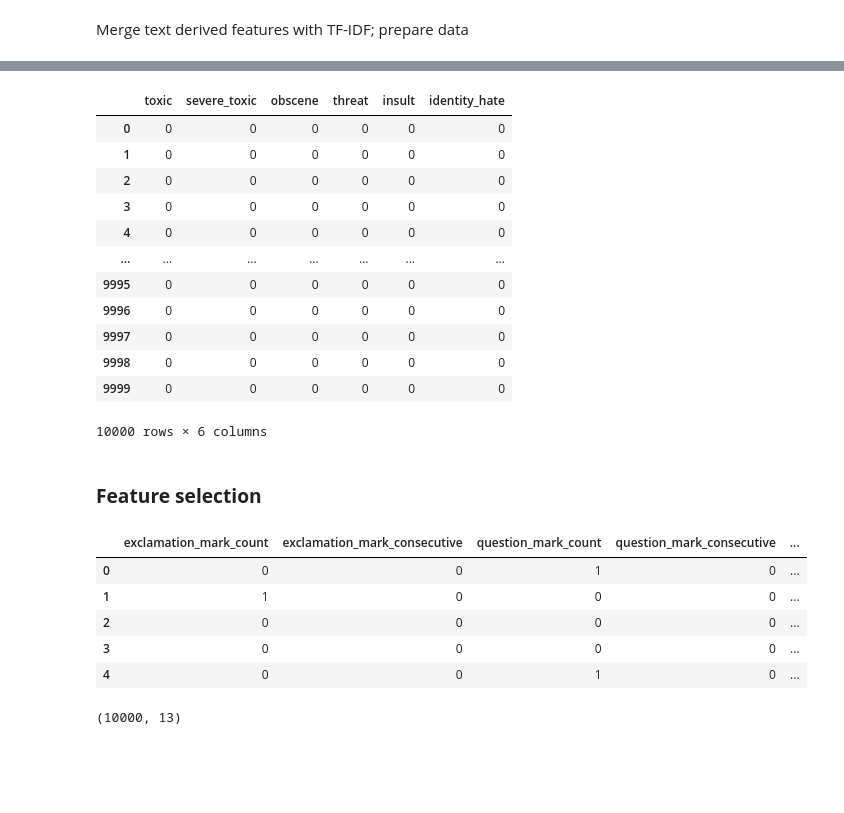
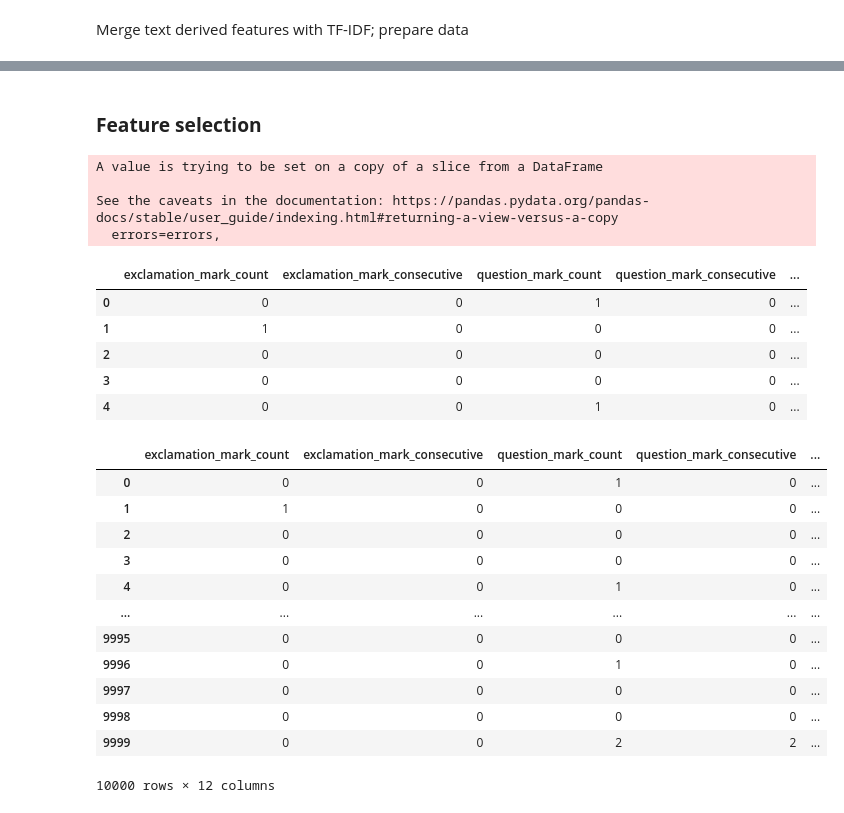
Before and after one commit to orbenishay/Classification, a Jupyter notebook: Toxic_comments_classification.ipynb, the cells around one changed output, grey strips where cells are left out. Saved outputs shown, nothing was run; the diff lists cells and outputs as text; code cells hidden in the pictures; blank space fills up the shorter version.

```diff
--- a/Toxic_comments_classification.ipynb
+++ b/Toxic_comments_classification.ipynb
@@ -549,7 +549,7 @@ print(ranking.sort_values('rank', ascending=False))
 ### **TF IDF dimensionality reduction: LSA** (**L**atent **S**emantic **A**nalysis)
 to 100 features; by means of **SVD** (truncated **S**ingular **V**alue **D**ecomposition)
 # %%
-lsa = TruncatedSVD(n_components=100, algorithm = 'arpack')
+lsa = TruncatedSVD(n_components=10, algorithm = 'arpack')
 lsa = lsa.fit_transform(tfidf_vectorizer_vectors)
-lsa.shape
+lsa
 # %% [output]
@@ -575,26 +586,14 @@ X_train.head()
-# %%
-y_train
-# %% [output]
-|  | toxic | severe_toxic | obscene | threat | insult | identity_hate |
-| 0 | 0 | 0 | 0 | 0 | 0 | 0 |
-| 1 | 0 | 0 | 0 | 0 | 0 | 0 |
-| 2 | 0 | 0 | 0 | 0 | 0 | 0 |
-| 3 | 0 | 0 | 0 | 0 | 0 | 0 |
-| 4 | 0 | 0 | 0 | 0 | 0 | 0 |
-| ... | ... | ... | ... | ... | ... | ... |
-| 9995 | 0 | 0 | 0 | 0 | 0 | 0 |
-| 9996 | 0 | 0 | 0 | 0 | 0 | 0 |
-| 9997 | 0 | 0 | 0 | 0 | 0 | 0 |
-| 9998 | 0 | 0 | 0 | 0 | 0 | 0 |
-| 9999 | 0 | 0 | 0 | 0 | 0 | 0 |
-10000 rows × 6 columns
 # %% [markdown]
 ### **Feature selection**
 # %%
 num_X = X_train.select_dtypes(include=np.number)
-num_X = num_X.drop(range(0,100), axis = 1)
+num_X.drop(num_X.iloc[:, 13:23], inplace=True, axis=1)
 num_X.head()
 # %% [output]
+A value is trying to be set on a copy of a slice from a DataFrame
+
+See the caveats in the documentation: https://pandas.pydata.org/pandas-docs/stable/user_guide/indexing.html#returning-a-view-versus-a-copy
+  errors=errors,
 |  | exclamation_mark_count | exclamation_mark_consecutive | question_mark_count | question_mark_consecutive | ... |
 | 0 | 0 | 0 | 1 | 0 | ... |
 | 1 | 1 | 0 | 0 | 0 | ... |
@@ -603,10 +602,22 @@ num_X.head()
 | 4 | 0 | 0 | 1 | 0 | ... |
 # %%
 # VarianceThreshold transformer
-selector = VarianceThreshold(0.05)
+selector = VarianceThreshold(0.1)
 selector.fit(num_X)
 new_columns = num_X.columns[selector.get_support()]
 new_num_X = num_X[new_columns]
-new_num_X.shape
+new_num_X
 # %% [output]
+|  | exclamation_mark_count | exclamation_mark_consecutive | question_mark_count | question_mark_consecutive | ... |
+| 0 | 0 | 0 | 1 | 0 | ... |
+| 1 | 1 | 0 | 0 | 0 | ... |
+| 2 | 0 | 0 | 0 | 0 | ... |
+| 3 | 0 | 0 | 0 | 0 | ... |
+| 4 | 0 | 0 | 1 | 0 | ... |
+| ... | ... | ... | ... | ... | ... |
+| 9995 | 0 | 0 | 0 | 0 | ... |
+| 9996 | 0 | 0 | 1 | 0 | ... |
+| 9997 | 0 | 0 | 0 | 0 | ... |
+| 9998 | 0 | 0 | 0 | 0 | ... |
+| 9999 | 0 | 0 | 2 | 2 | ... |
-(10000, 13)
+10000 rows × 12 columns
```
Also changed, not shown: parts of 34 cells of this notebook.
